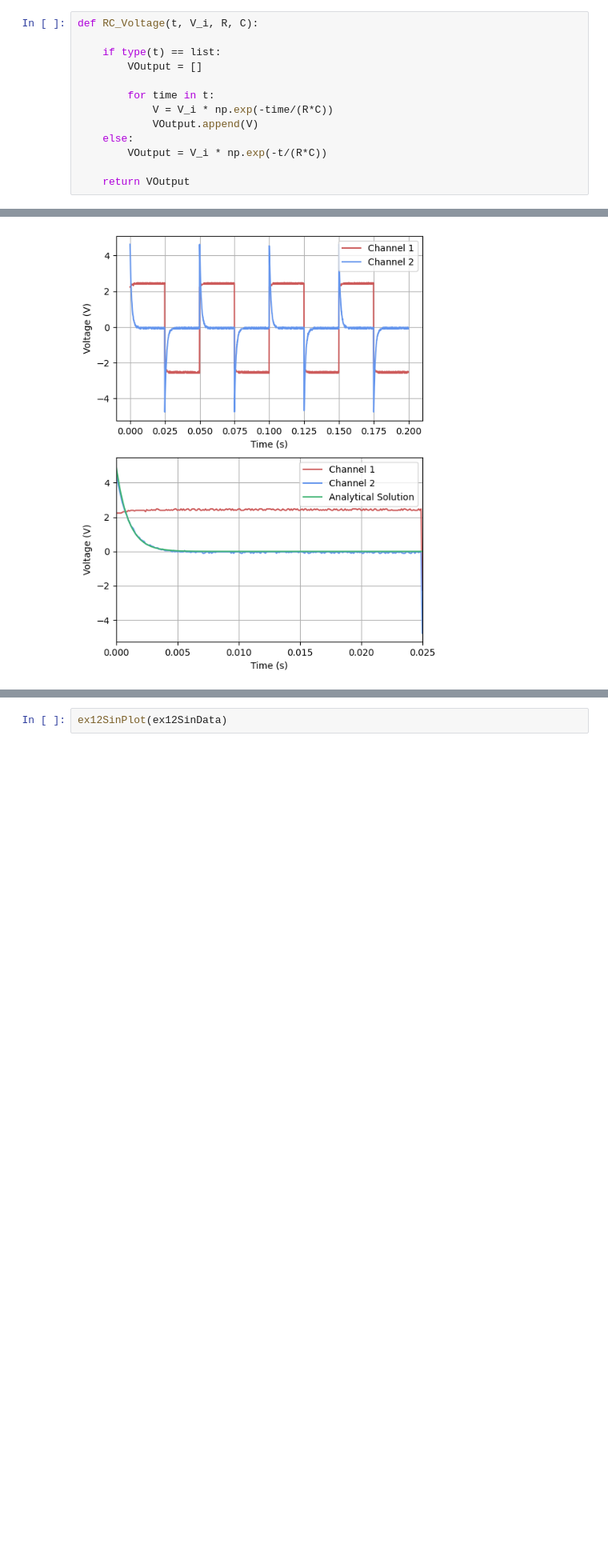
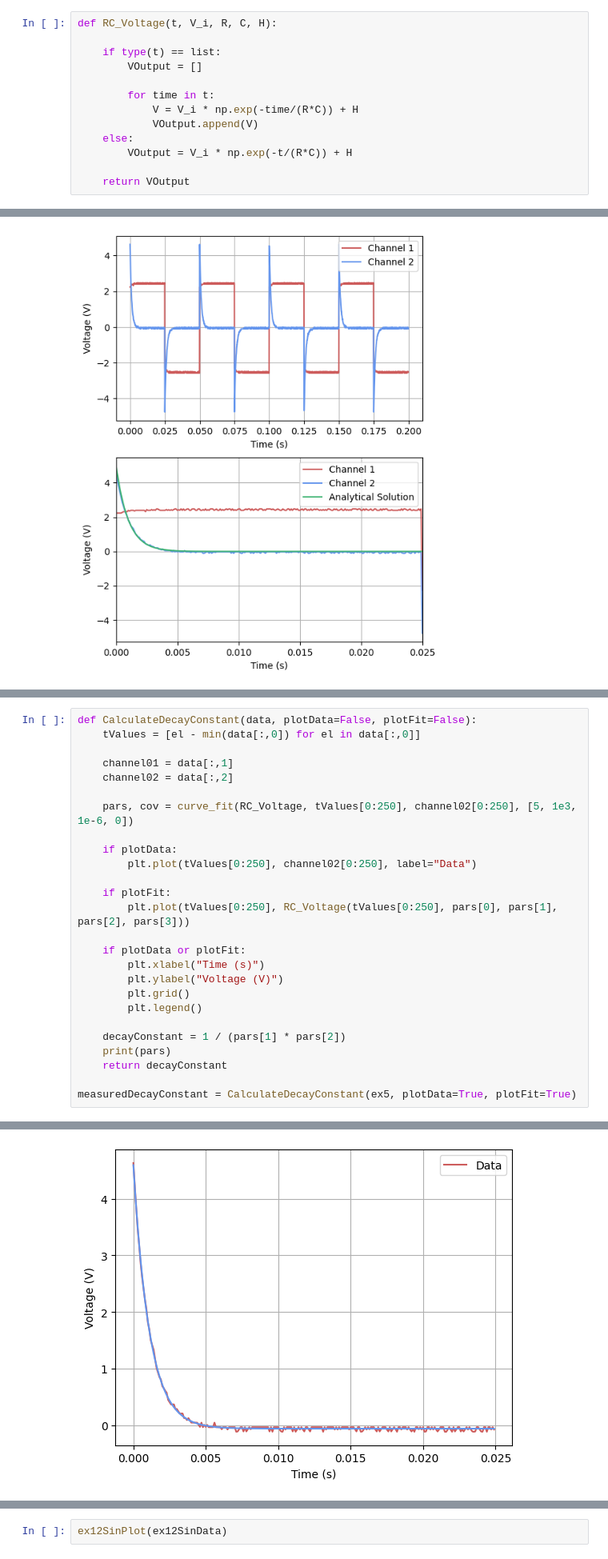
Before and after one commit to daraghhollman/UCD_PASS_Labs, a Jupyter notebook: Electronics/Python/electronics.ipynb, the cells around one changed output, grey strips where cells are left out. Shown at 80% size. Cells and saved outputs as stored; diff of their text form; blank space fills up the shorter version.

```diff
--- a/Electronics/Python/electronics.ipynb
+++ b/Electronics/Python/electronics.ipynb
@@ -15,16 +15,16 @@ def LoadFile(path):
 # %% [markdown]
 # Exercise 5
 # %%
-def RC_Voltage(t, V_i, R, C):
+def RC_Voltage(t, V_i, R, C, H):
 
     if type(t) == list:
         VOutput = []
 
         for time in t:
-            V = V_i * np.exp(-time/(R*C))
+            V = V_i * np.exp(-time/(R*C)) + H
             VOutput.append(V)
     else:
-        VOutput = V_i * np.exp(-t/(R*C))
+        VOutput = V_i * np.exp(-t/(R*C)) + H
 
     return VOutput
 # %%
@@ -59,0 +64,27 @@ ex5Plot(ex5)
+# %%
+def CalculateDecayConstant(data, plotData=False, plotFit=False):
+    tValues = [el - min(data[:,0]) for el in data[:,0]]
+
+    channel01 = data[:,1]
+    channel02 = data[:,2]
+
+    pars, cov = curve_fit(RC_Voltage, tValues[0:250], channel02[0:250], [5, 1e3, 1e-6, 0])
+
+    if plotData:
+        plt.plot(tValues[0:250], channel02[0:250], label="Data")
+
+    if plotFit:
+        plt.plot(tValues[0:250], RC_Voltage(tValues[0:250], pars[0], pars[1], pars[2], pars[3]))
+
+    if plotData or plotFit:
+        plt.xlabel("Time (s)")
+        plt.ylabel("Voltage (V)")
+        plt.grid()
+        plt.legend()
+
+    decayConstant = 1 / (pars[1] * pars[2])
+    print(pars)
+    return decayConstant
+
+measuredDecayConstant = CalculateDecayConstant(ex5, plotData=True, plotFit=True)
+# %% [output]
@@ -59,0 +92 @@ ex5Plot(ex5)
+[figure, added]
```
Also changed, not shown: parts of 10 cells of this notebook, 9 other files.
